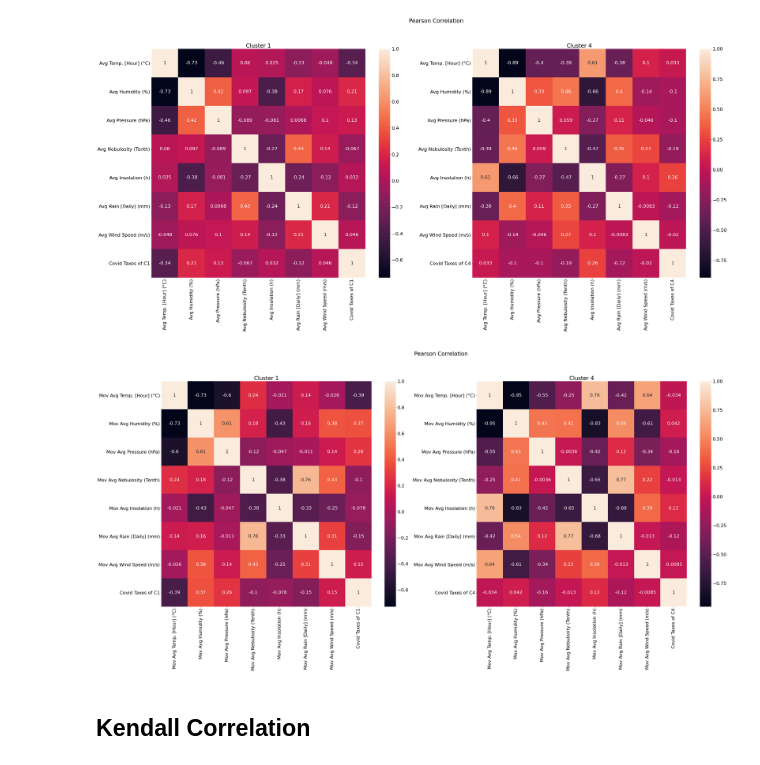
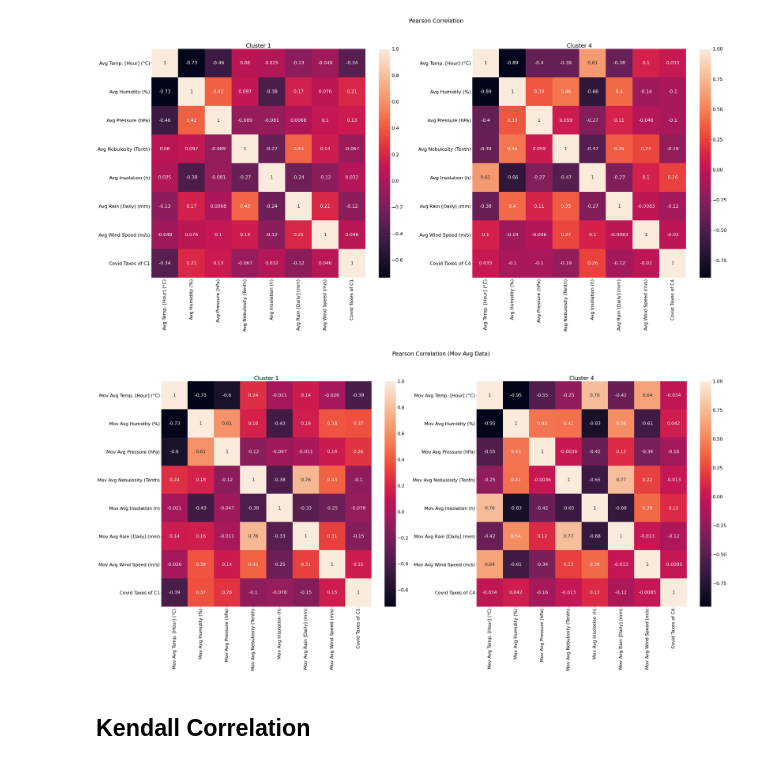
Before and after one commit to arturossouza/UNISINOS-Colabs, a Jupyter notebook: Métodos_Matemáticos_Trabalho_Final.ipynb, the cells around one changed output. Saved outputs shown, nothing was run; the diff lists cells and outputs as text; code cells hidden in the pictures.

```diff
--- a/Métodos_Matemáticos_Trabalho_Final.ipynb
+++ b/Métodos_Matemáticos_Trabalho_Final.ipynb
@@ -302,7 +287,7 @@ import seaborn as sn
 
 import matplotlib.pyplot as plt
 # %%
-def plot_df_correlation(df1, df2, correlation_type):
+def plot_df_correlation(df1, df2, correlation_type, is_mov_avg=None):
 
   df1_corr = df1.corr(method=correlation_type)
   df2_corr = df2.corr(method=correlation_type)
@@ -310,7 +295,11 @@ def plot_df_correlation(df1, df2, correlation_type):
   plt.rcParams.update({'font.size': 22})
 
   fig, (ax1, ax2) = plt.subplots(1, 2, figsize=(50,20))
-  fig.suptitle(f"{correlation_type.capitalize()} Correlation")
+
+  if (is_mov_avg):
+    fig.suptitle(f"{correlation_type.capitalize()} Correlation (Mov Avg Data)")
+  else:
+    fig.suptitle(f"{correlation_type.capitalize()} Correlation")
 
   ax1.set_title('Cluster 1')
   ax2.set_title('Cluster 4')
@@ -318,7 +307,10 @@ def plot_df_correlation(df1, df2, correlation_type):
   sn.heatmap(df1_corr, annot=True, ax=ax1)
   sn.heatmap(df2_corr, annot=True, ax=ax2)
 
-  plt.savefig(f"{correlation_type}_correlation.JPG", transparent=True, dpi=300, bbox_inches='tight')
+  if (is_mov_avg):
+    plt.savefig(f"{correlation_type}_correlation_mov_avg.JPG", transparent=True, dpi=300, bbox_inches='tight')
+  else:
+    plt.savefig(f"{correlation_type}_correlation.JPG", transparent=True, dpi=300, bbox_inches='tight')
 # %% [markdown]
 Here we are looking for correlation from the first record of covid taxes untill the end of the year.
 # %%
@@ -344,9 +336,9 @@ plot_df_correlation(c1_to_corr_df, c4_to_corr_df, "pearson")
 # %% [output]
 [figure]
 # %%
-plot_df_correlation(c1_mov_to_corr_df, c4_mov_to_corr_df, "pearson")
+plot_df_correlation(c1_mov_to_corr_df, c4_mov_to_corr_df, "pearson", True)
 # %% [output]
-[figure, old version]
+[figure, new version]
 # %% [markdown]
 ## Kendall Correlation
 # %%
```
Also changed, not shown: parts of 5 cells of this notebook.
